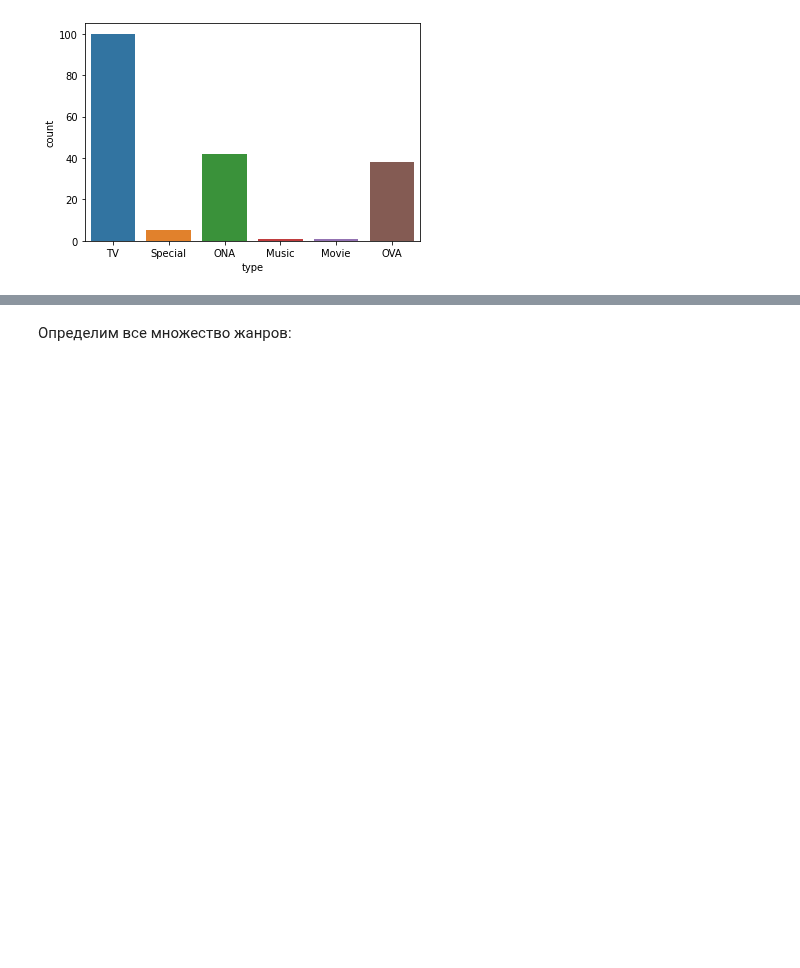
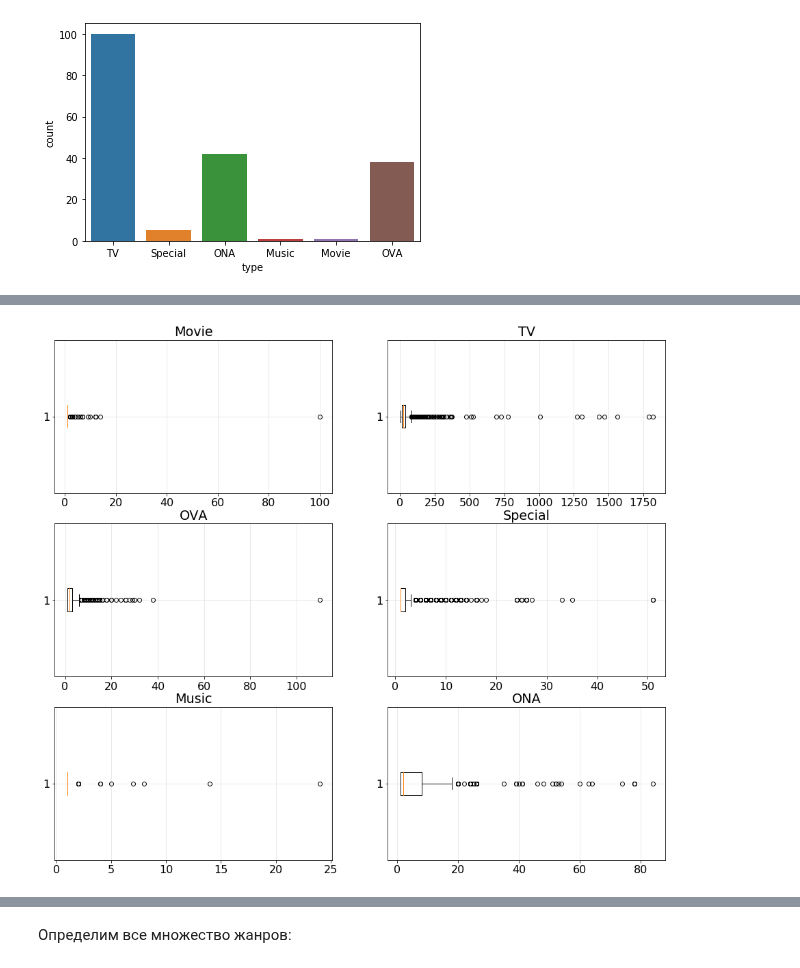
Before and after one commit to D7nis/Course-ML-Classic, a Jupyter notebook: Practice/3. Кластеризация. Рекомендательные системы/03-clustering_DDA.ipynb, the cells around one changed output, grey strips where cells are left out. Cells and saved outputs as stored; diff of their text form; code cells hidden in the pictures; blank space fills up the shorter version.

```diff
--- a/Practice/3. Кластеризация. Рекомендательные системы/03-clustering_DDA.ipynb
+++ b/Practice/3. Кластеризация. Рекомендательные системы/03-clustering_DDA.ipynb
@@ -171,0 +179,13 @@ sns.countplot(anime[anime.episodes.isna()]['type']);
+# %%
+fig, axes = plt.subplots(nrows=3, ncols=2, figsize=(16, 14))
+
+i=0
+for row, row_axes in enumerate(axes):
+    for column, ax in enumerate(row_axes):
+        ax.grid(alpha=0.35)
+        x = anime[anime['type']==types[i]]['episodes']
+        ax.boxplot(x,vert=False)
+        ax.set_title(types[i])
+        i+=1
+# %% [output]
+[figure, added]
```
Also changed, not shown: parts of 24 cells of this notebook, 1 other file.
